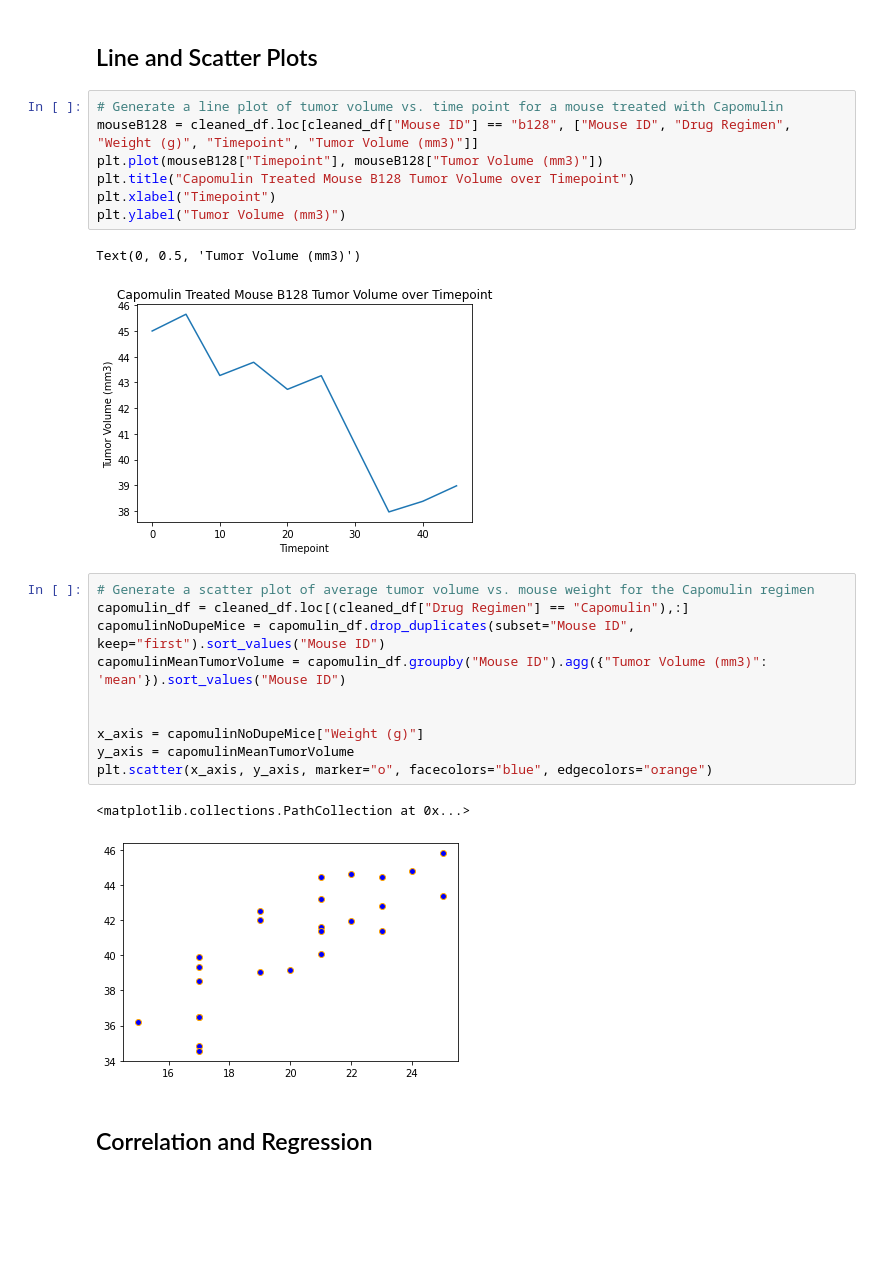
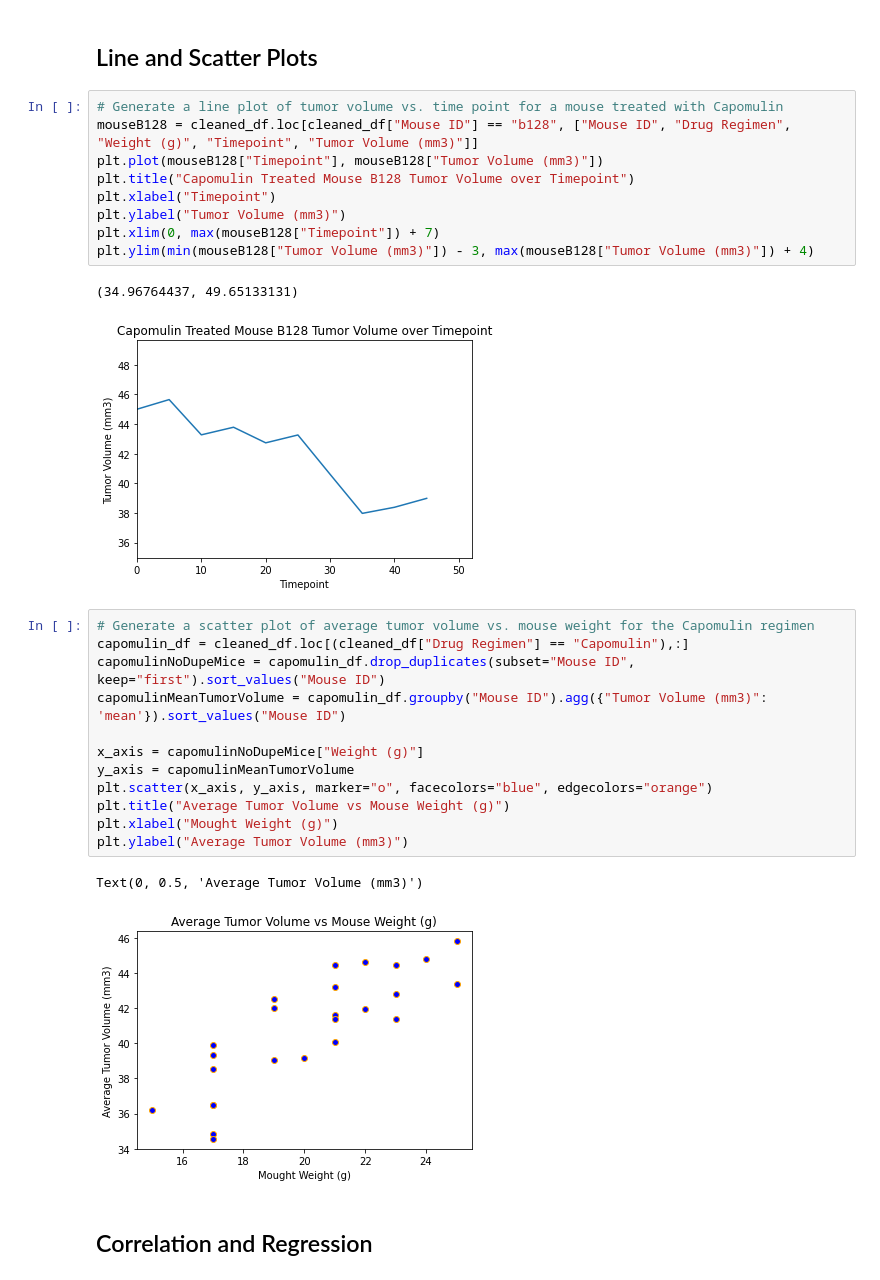
Before and after one commit to Leonardo-Urrutia/matplotlib-challenge, a Jupyter notebook: pymaceuticals.ipynb, the cells around one changed output. Saved outputs shown, nothing was run; the diff lists cells and outputs as text; blank space fills up the shorter version.

```diff
--- a/pymaceuticals.ipynb
+++ b/pymaceuticals.ipynb
@@ -294,22 +292,26 @@ plt.plot(mouseB128["Timepoint"], mouseB128["Tumor Volume (mm3)"])
 plt.title("Capomulin Treated Mouse B128 Tumor Volume over Timepoint")
 plt.xlabel("Timepoint")
 plt.ylabel("Tumor Volume (mm3)")
+plt.xlim(0, max(mouseB128["Timepoint"]) + 7)
+plt.ylim(min(mouseB128["Tumor Volume (mm3)"]) - 3, max(mouseB128["Tumor Volume (mm3)"]) + 4)
 # %% [output]
-Text(0, 0.5, 'Tumor Volume (mm3)')
+(34.96764437, 49.65133131)
-[figure, old version]
+[figure, new version]
 # %%
 # Generate a scatter plot of average tumor volume vs. mouse weight for the Capomulin regimen
 capomulin_df = cleaned_df.loc[(cleaned_df["Drug Regimen"] == "Capomulin"),:]
 capomulinNoDupeMice = capomulin_df.drop_duplicates(subset="Mouse ID", keep="first").sort_values("Mouse ID")
 capomulinMeanTumorVolume = capomulin_df.groupby("Mouse ID").agg({"Tumor Volume (mm3)": 'mean'}).sort_values("Mouse ID")
 
-
 x_axis = capomulinNoDupeMice["Weight (g)"]
 y_axis = capomulinMeanTumorVolume
 plt.scatter(x_axis, y_axis, marker="o", facecolors="blue", edgecolors="orange")
+plt.title("Average Tumor Volume vs Mouse Weight (g)")
+plt.xlabel("Mought Weight (g)")
+plt.ylabel("Average Tumor Volume (mm3)")
 # %% [output]
-<matplotlib.collections.PathCollection at 0x...>
+Text(0, 0.5, 'Average Tumor Volume (mm3)')
-[figure, old version]
+[figure, new version]
 # %% [markdown]
 ## Correlation and Regression
 # %%
```
Also changed, not shown: parts of 7 cells of this notebook, 1 other file.
